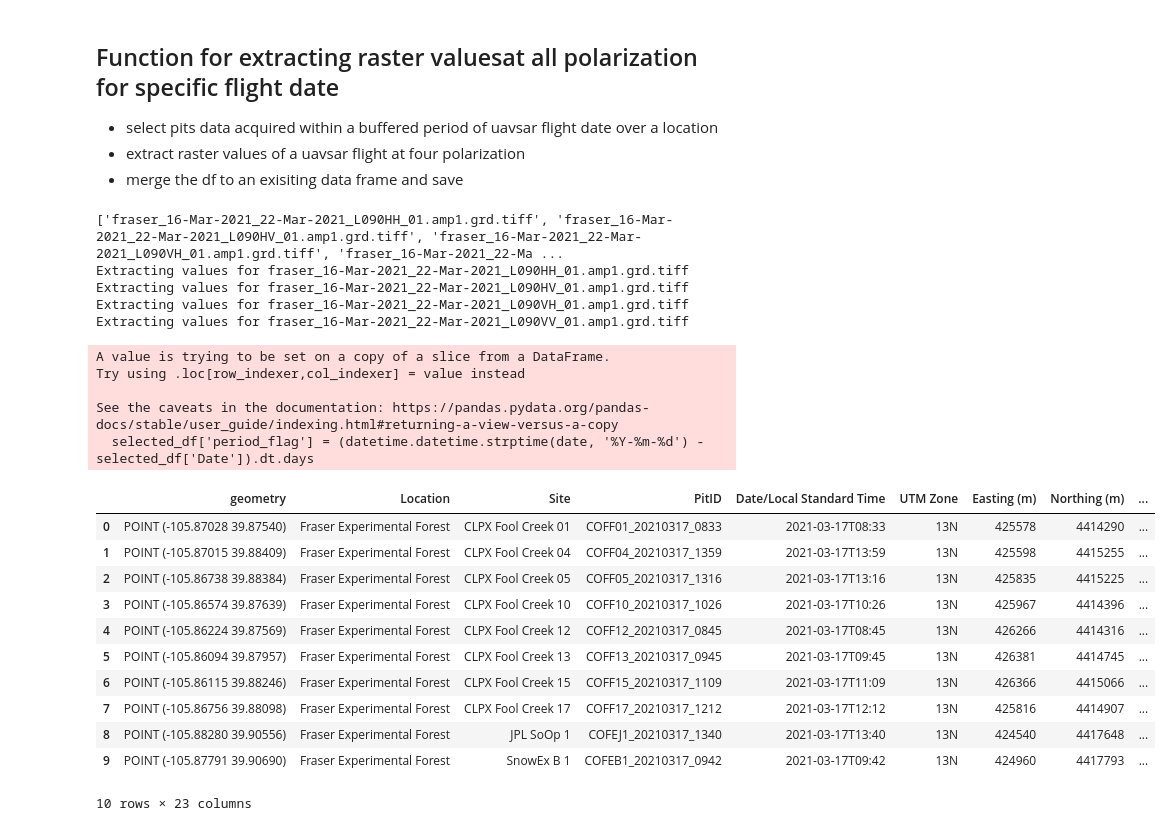
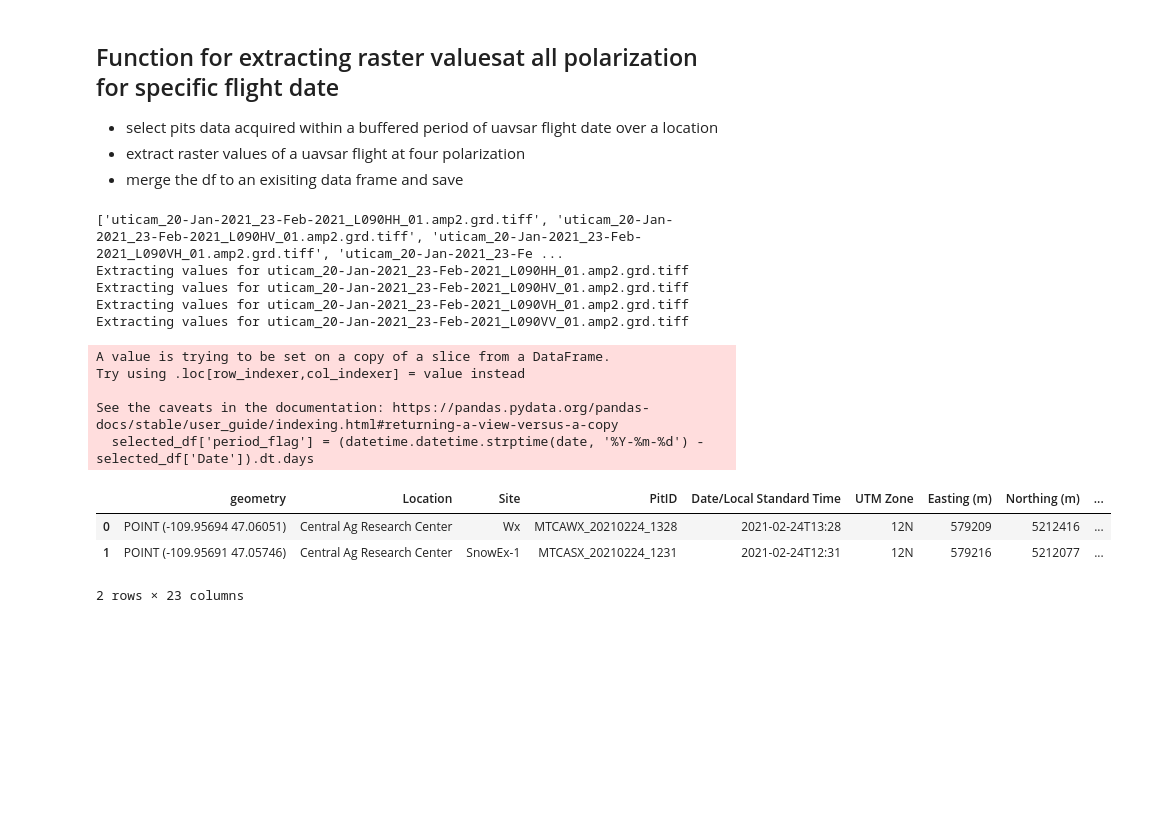
Before and after one commit to Surfix/all_notescripts, a Jupyter notebook: Radar-Backscatter/pits_plotting_uavsar_extraction.ipynb, the cells around one changed output. Saved outputs shown, nothing was run; the diff lists cells and outputs as text; code cells hidden in the pictures; blank space fills up the shorter version.

```diff
--- a/Radar-Backscatter/pits_plotting_uavsar_extraction.ipynb
+++ b/Radar-Backscatter/pits_plotting_uavsar_extraction.ipynb
@@ -290,28 +290,20 @@ def extract_uavsar(uavsar_dir, df, date, location, pair = 'first', buffer = 3):
     uavsar_pit_df.to_csv(date + '.csv')
     return uavsar_pit_df
 # %%
-extract_uavsar('/home/naheemadebisi/PhD/snow-analytics/Radar-Backscatter/UAVSAR/Frazer/frazer_2021/fraser_05209_21020-025_21021-003_0006d_s01_L090_01_amp_grd/uavsar_20210316_20210322',
-               pits_2021, '2021-03-16', 'Fraser Experimental Forest')
+extract_uavsar('/home/naheemadebisi/PhD/snow-analytics/Radar-Backscatter/UAVSAR/Utica/utica_2021/uticam_21003_21004-002_21013-003_0034d_s01_L090_01_amp_grd/uavsar_20210120_20210223',
+               pits_2021, '2021-02-23', 'Central Ag Research Center', pair= 'second')
 # %% [output]
-['fraser_16-Mar-2021_22-Mar-2021_L090HH_01.amp1.grd.tiff', 'fraser_16-Mar-2021_22-Mar-2021_L090HV_01.amp1.grd.tiff', 'fraser_16-Mar-2021_22-Mar-2021_L090VH_01.amp1.grd.tiff', 'fraser_16-Mar-2021_22-Ma ...
-Extracting values for fraser_16-Mar-2021_22-Mar-2021_L090HH_01.amp1.grd.tiff
-Extracting values for fraser_16-Mar-2021_22-Mar-2021_L090HV_01.amp1.grd.tiff
-Extracting values for fraser_16-Mar-2021_22-Mar-2021_L090VH_01.amp1.grd.tiff
-Extracting values for fraser_16-Mar-2021_22-Mar-2021_L090VV_01.amp1.grd.tiff
+['uticam_20-Jan-2021_23-Feb-2021_L090HH_01.amp2.grd.tiff', 'uticam_20-Jan-2021_23-Feb-2021_L090HV_01.amp2.grd.tiff', 'uticam_20-Jan-2021_23-Feb-2021_L090VH_01.amp2.grd.tiff', 'uticam_20-Jan-2021_23-Fe ...
+Extracting values for uticam_20-Jan-2021_23-Feb-2021_L090HH_01.amp2.grd.tiff
+Extracting values for uticam_20-Jan-2021_23-Feb-2021_L090HV_01.amp2.grd.tiff
+Extracting values for uticam_20-Jan-2021_23-Feb-2021_L090VH_01.amp2.grd.tiff
+Extracting values for uticam_20-Jan-2021_23-Feb-2021_L090VV_01.amp2.grd.tiff
 A value is trying to be set on a copy of a slice from a DataFrame.
 Try using .loc[row_indexer,col_indexer] = value instead
 
 See the caveats in the documentation: https://pandas.pydata.org/pandas-docs/stable/user_guide/indexing.html#returning-a-view-versus-a-copy
   selected_df['period_flag'] = (datetime.datetime.strptime(date, '%Y-%m-%d') - selected_df['Date']).dt.days
 |  | geometry | Location | Site | PitID | Date/Local Standard Time | UTM Zone | Easting (m) | Northing (m) | ... |
-| 0 | POINT (-105.87028 39.87540) | Fraser Experimental Forest | CLPX Fool Creek 01 | COFF01_20210317_0833 | 2021-03-17T08:33 | 13N | 425578 | 4414290 | ... |
-| 1 | POINT (-105.87015 39.88409) | Fraser Experimental Forest | CLPX Fool Creek 04 | COFF04_20210317_1359 | 2021-03-17T13:59 | 13N | 425598 | 4415255 | ... |
-| 2 | POINT (-105.86738 39.88384) | Fraser Experimental Forest | CLPX Fool Creek 05 | COFF05_20210317_1316 | 2021-03-17T13:16 | 13N | 425835 | 4415225 | ... |
-| 3 | POINT (-105.86574 39.87639) | Fraser Experimental Forest | CLPX Fool Creek 10 | COFF10_20210317_1026 | 2021-03-17T10:26 | 13N | 425967 | 4414396 | ... |
-| 4 | POINT (-105.86224 39.87569) | Fraser Experimental Forest | CLPX Fool Creek 12 | COFF12_20210317_0845 | 2021-03-17T08:45 | 13N | 426266 | 4414316 | ... |
-| 5 | POINT (-105.86094 39.87957) | Fraser Experimental Forest | CLPX Fool Creek 13 | COFF13_20210317_0945 | 2021-03-17T09:45 | 13N | 426381 | 4414745 | ... |
-| 6 | POINT (-105.86115 39.88246) | Fraser Experimental Forest | CLPX Fool Creek 15 | COFF15_20210317_1109 | 2021-03-17T11:09 | 13N | 426366 | 4415066 | ... |
-| 7 | POINT (-105.86756 39.88098) | Fraser Experimental Forest | CLPX Fool Creek 17 | COFF17_20210317_1212 | 2021-03-17T12:12 | 13N | 425816 | 4414907 | ... |
-| 8 | POINT (-105.88280 39.90556) | Fraser Experimental Forest | JPL SoOp 1 | COFEJ1_20210317_1340 | 2021-03-17T13:40 | 13N | 424540 | 4417648 | ... |
-| 9 | POINT (-105.87791 39.90690) | Fraser Experimental Forest | SnowEx B 1 | COFEB1_20210317_0942 | 2021-03-17T09:42 | 13N | 424960 | 4417793 | ... |
+| 0 | POINT (-109.95694 47.06051) | Central Ag Research Center | Wx | MTCAWX_20210224_1328 | 2021-02-24T13:28 | 12N | 579209 | 5212416 | ... |
+| 1 | POINT (-109.95691 47.05746) | Central Ag Research Center | SnowEx-1 | MTCASX_20210224_1231 | 2021-02-24T12:31 | 12N | 579216 | 5212077 | ... |
-10 rows × 23 columns
+2 rows × 23 columns
```
Also changed, not shown: 2 other files.
